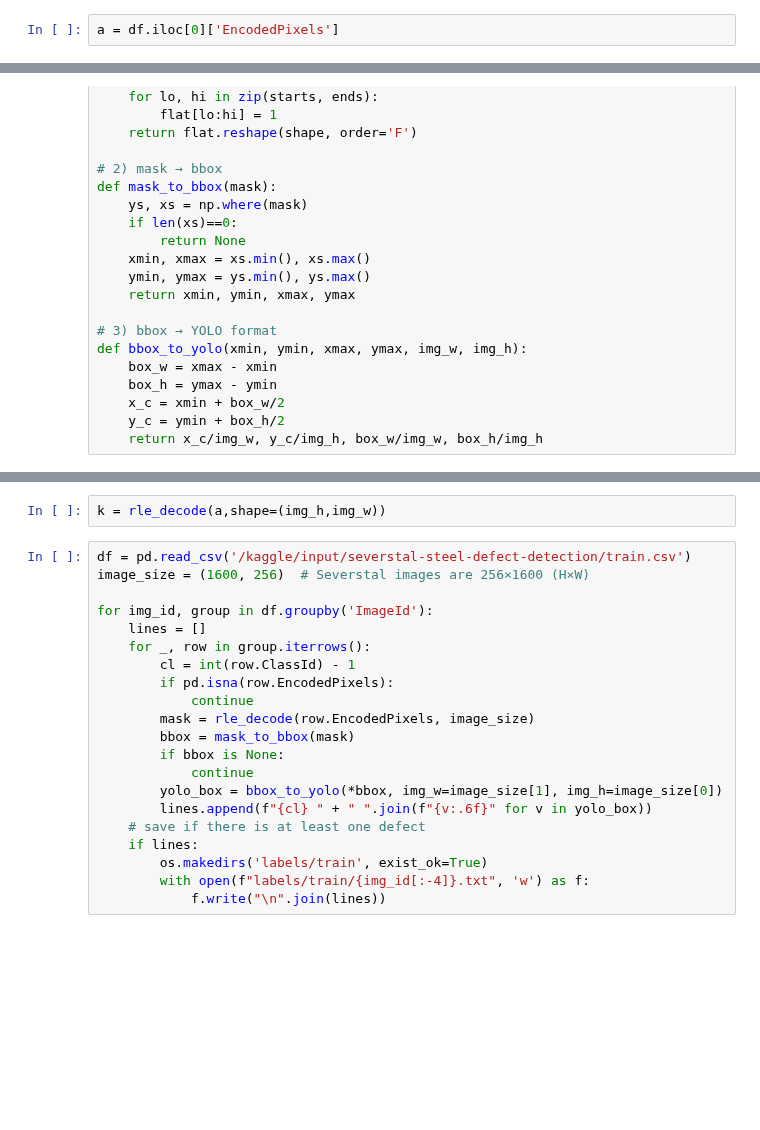
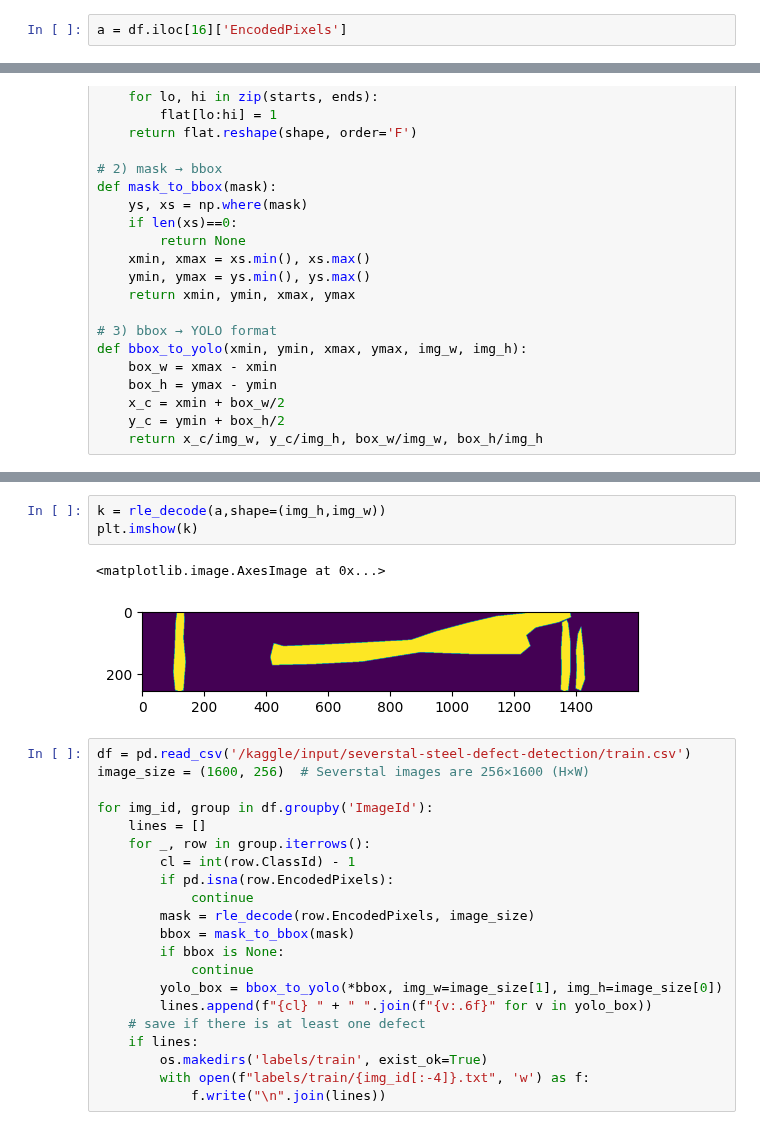
Before and after one commit to Abdulmathin-shaik/Kaggle, a Jupyter notebook: smart-detection-system.ipynb, the cells around one changed output, grey strips where cells are left out. Drawn from its saved outputs; the diff is of its cells as text; blank space fills up the shorter version.

```diff
--- a/smart-detection-system.ipynb
+++ b/smart-detection-system.ipynb
@@ -46,5 +52,5 @@ array([1, 3, 4, 2])
 # %%
-a = df.iloc[0]['EncodedPixels']
+a = df.iloc[16]['EncodedPixels']
 # %%
 # 1) RLE → mask
 def rle_decode(mask_rle, shape):
@@ -79,5 +90,9 @@ img_w,img_h = img.size
 # %%
 k = rle_decode(a,shape=(img_h,img_w))
+plt.imshow(k)
+# %% [output]
+<matplotlib.image.AxesImage at 0x...>
+[figure, added]
 # %%
 df = pd.read_csv('/kaggle/input/severstal-steel-defect-detection/train.csv')
 image_size = (1600, 256)  # Severstal images are 256×1600 (H×W)
```
Also changed, not shown: parts of 13 cells of this notebook.
